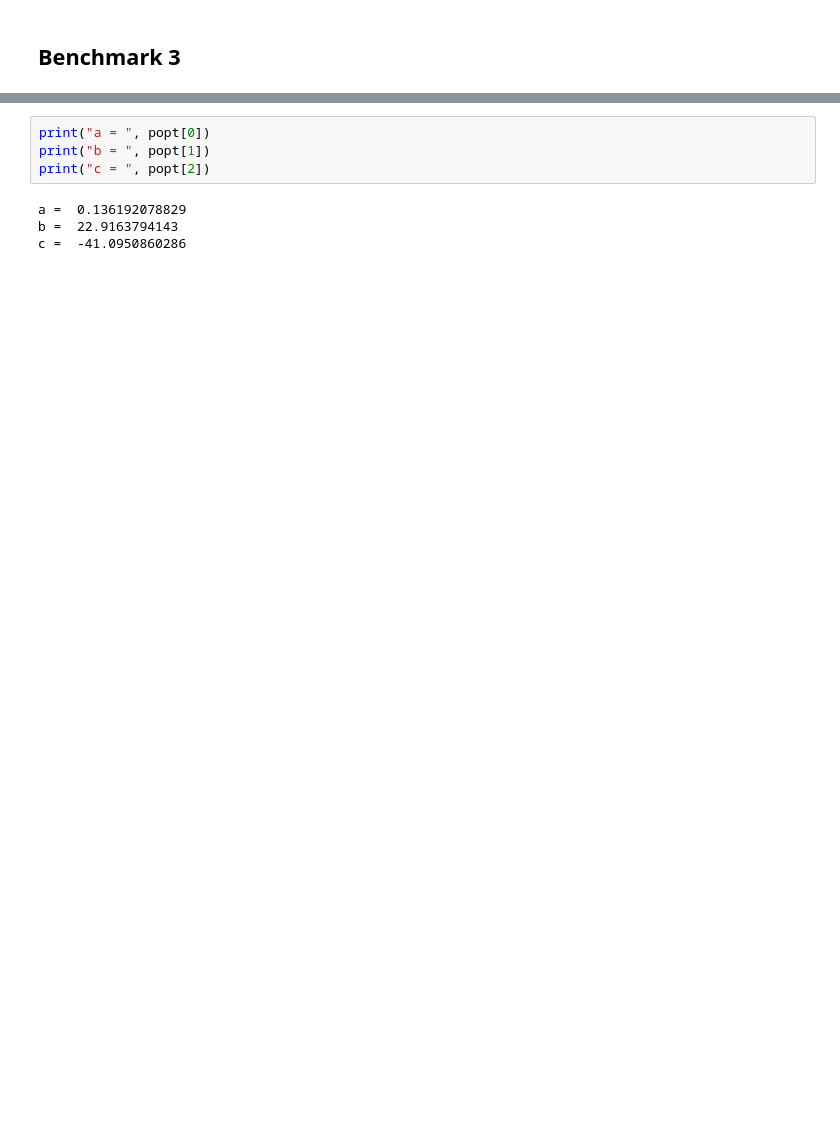
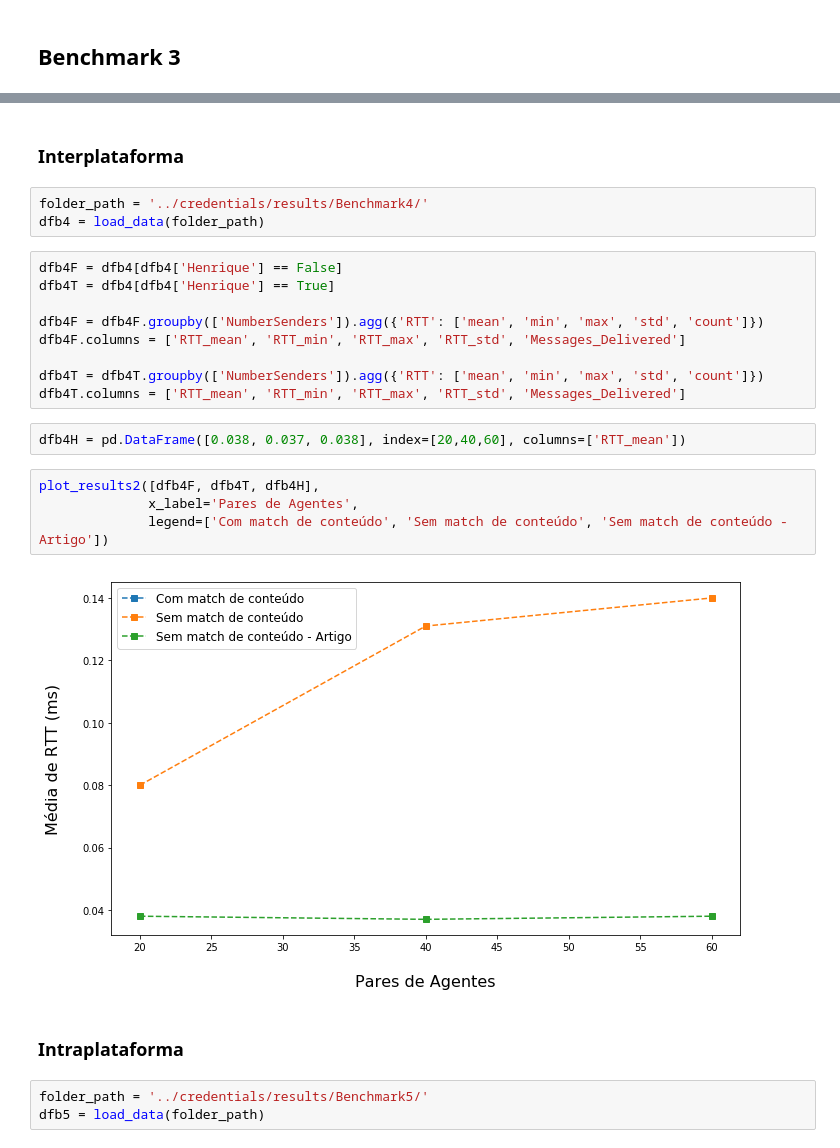
Before and after one commit to rafalencar1997/JadeContainer, a Jupyter notebook: analysis/Benchmark_Base.ipynb, the cells around one changed output, grey strips where cells are left out. Drawn from its saved outputs; the diff is of its cells as text; blank space fills up the shorter version.

```diff
--- a/analysis/Benchmark_Base.ipynb
+++ b/analysis/Benchmark_Base.ipynb
@@ -383,8 +103,27 @@ xdata = np.linspace(5, 20, 100)
-# %%
-print("a = ", popt[0])
-print("b = ", popt[1])
-print("c = ", popt[2])
-# %% [output]
-a =  0.136192078829
-b =  22.9163794143
-c =  -41.0950860286
+# %% [markdown]
+### Interplataforma
+# %%
+folder_path = '../credentials/results/Benchmark4/'
+dfb4 = load_data(folder_path)
+# %%
+dfb4F = dfb4[dfb4['Henrique'] == False]
+dfb4T = dfb4[dfb4['Henrique'] == True]
+
+dfb4F = dfb4F.groupby(['NumberSenders']).agg({'RTT': ['mean', 'min', 'max', 'std', 'count']})
+dfb4F.columns = ['RTT_mean', 'RTT_min', 'RTT_max', 'RTT_std', 'Messages_Delivered']
+
+dfb4T = dfb4T.groupby(['NumberSenders']).agg({'RTT': ['mean', 'min', 'max', 'std', 'count']})
+dfb4T.columns = ['RTT_mean', 'RTT_min', 'RTT_max', 'RTT_std', 'Messages_Delivered']
+# %%
+dfb4H = pd.DataFrame([0.038, 0.037, 0.038], index=[20,40,60], columns=['RTT_mean'])
+# %%
+plot_results2([dfb4F, dfb4T, dfb4H],
+              x_label='Pares de Agentes',
+              legend=['Com match de conteúdo', 'Sem match de conteúdo', 'Sem match de conteúdo - Artigo'])
+# %% [output]
+[figure, added]
+# %% [markdown]
+### Intraplataforma
+# %%
+folder_path = '../credentials/results/Benchmark5/'
+dfb5 = load_data(folder_path)
```
Also changed, not shown: parts of 45 cells of this notebook, 10 other files.
